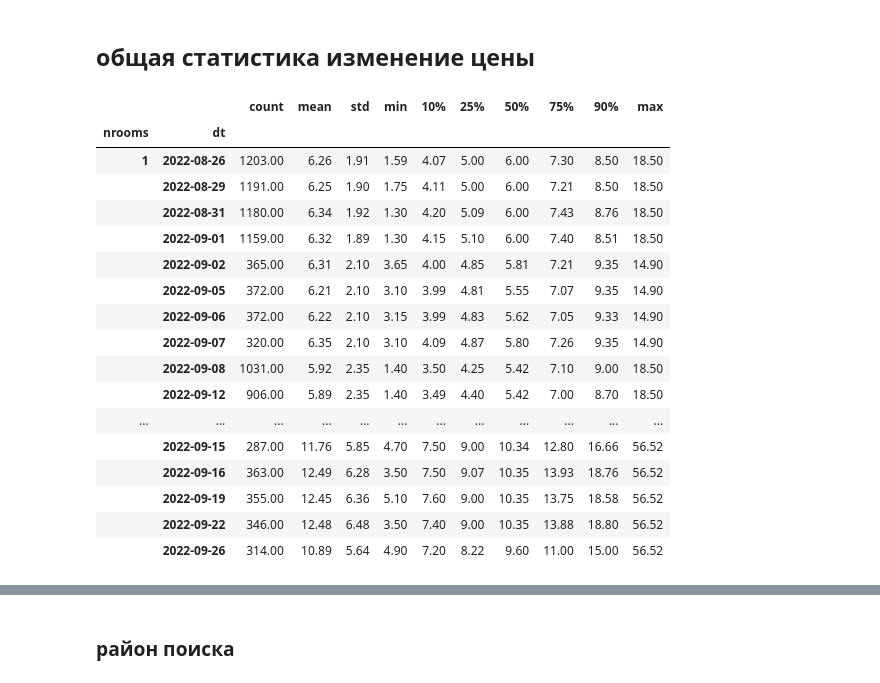
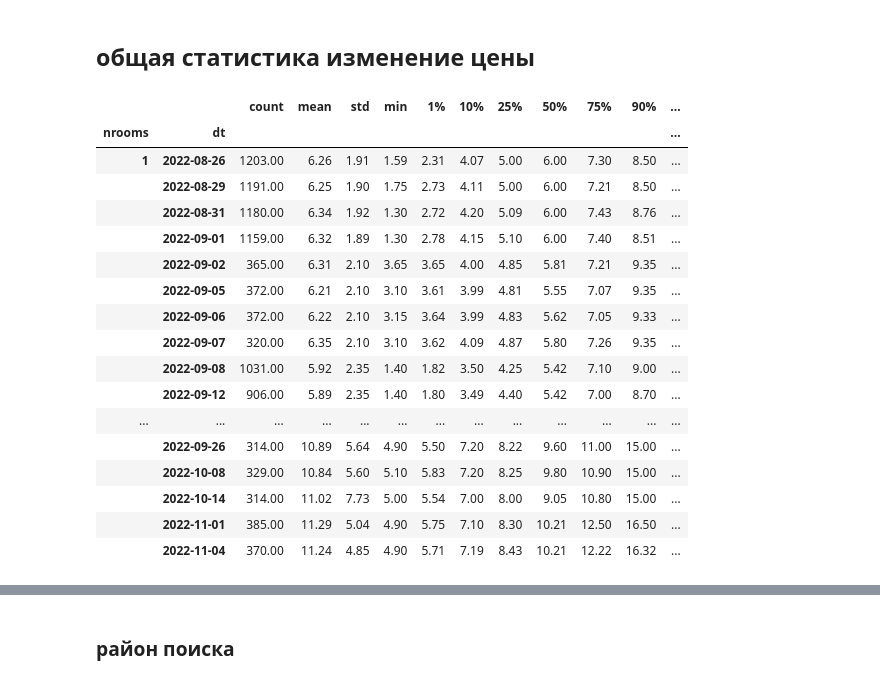
Before and after one commit to smechanoid/avito-parser, a Jupyter notebook: 07a-analysis-flat.ipynb, the cells around one changed output, grey strips where cells are left out. Saved outputs shown, nothing was run; the diff lists cells and outputs as text; code cells hidden in the pictures.

```diff
--- a/07a-analysis-flat.ipynb
+++ b/07a-analysis-flat.ipynb
@@ -128,27 +128,28 @@ gdf[['title','adr','priceM','geometry']].sample(100).explore()
 # %%
 stat = (
     gdf.query('priceM>1.')
     .groupby(['nrooms','dt'])
-    ['priceM'].describe(percentiles=[.1,.25,.5,.75,.9])
+    ['priceM']
+    .describe(percentiles=[.01,.1,.25,.5,.75,.9])
 )
 
 stat
 # %% [output]
-|  |  | count | mean | std | min | 10% | 25% | 50% | 75% | 90% | max |
-| nrooms | dt |  |  |  |  |  |  |  |  |  |  |
-| 1 | 2022-08-26 | 1203.00 | 6.26 | 1.91 | 1.59 | 4.07 | 5.00 | 6.00 | 7.30 | 8.50 | 18.50 |
-|  | 2022-08-29 | 1191.00 | 6.25 | 1.90 | 1.75 | 4.11 | 5.00 | 6.00 | 7.21 | 8.50 | 18.50 |
-|  | 2022-08-31 | 1180.00 | 6.34 | 1.92 | 1.30 | 4.20 | 5.09 | 6.00 | 7.43 | 8.76 | 18.50 |
-|  | 2022-09-01 | 1159.00 | 6.32 | 1.89 | 1.30 | 4.15 | 5.10 | 6.00 | 7.40 | 8.51 | 18.50 |
-|  | 2022-09-02 | 365.00 | 6.31 | 2.10 | 3.65 | 4.00 | 4.85 | 5.81 | 7.21 | 9.35 | 14.90 |
-|  | 2022-09-05 | 372.00 | 6.21 | 2.10 | 3.10 | 3.99 | 4.81 | 5.55 | 7.07 | 9.35 | 14.90 |
-|  | 2022-09-06 | 372.00 | 6.22 | 2.10 | 3.15 | 3.99 | 4.83 | 5.62 | 7.05 | 9.33 | 14.90 |
-|  | 2022-09-07 | 320.00 | 6.35 | 2.10 | 3.10 | 4.09 | 4.87 | 5.80 | 7.26 | 9.35 | 14.90 |
-|  | 2022-09-08 | 1031.00 | 5.92 | 2.35 | 1.40 | 3.50 | 4.25 | 5.42 | 7.10 | 9.00 | 18.50 |
-|  | 2022-09-12 | 906.00 | 5.89 | 2.35 | 1.40 | 3.49 | 4.40 | 5.42 | 7.00 | 8.70 | 18.50 |
-| ... | ... | ... | ... | ... | ... | ... | ... | ... | ... | ... | ... |
-|  | 2022-09-15 | 287.00 | 11.76 | 5.85 | 4.70 | 7.50 | 9.00 | 10.34 | 12.80 | 16.66 | 56.52 |
-|  | 2022-09-16 | 363.00 | 12.49 | 6.28 | 3.50 | 7.50 | 9.07 | 10.35 | 13.93 | 18.76 | 56.52 |
-|  | 2022-09-19 | 355.00 | 12.45 | 6.36 | 5.10 | 7.60 | 9.00 | 10.35 | 13.75 | 18.58 | 56.52 |
-|  | 2022-09-22 | 346.00 | 12.48 | 6.48 | 3.50 | 7.40 | 9.00 | 10.35 | 13.88 | 18.80 | 56.52 |
-|  | 2022-09-26 | 314.00 | 10.89 | 5.64 | 4.90 | 7.20 | 8.22 | 9.60 | 11.00 | 15.00 | 56.52 |
+|  |  | count | mean | std | min | 1% | 10% | 25% | 50% | 75% | 90% | ... |
+| nrooms | dt |  |  |  |  |  |  |  |  |  |  | ... |
+| 1 | 2022-08-26 | 1203.00 | 6.26 | 1.91 | 1.59 | 2.31 | 4.07 | 5.00 | 6.00 | 7.30 | 8.50 | ... |
+|  | 2022-08-29 | 1191.00 | 6.25 | 1.90 | 1.75 | 2.73 | 4.11 | 5.00 | 6.00 | 7.21 | 8.50 | ... |
+|  | 2022-08-31 | 1180.00 | 6.34 | 1.92 | 1.30 | 2.72 | 4.20 | 5.09 | 6.00 | 7.43 | 8.76 | ... |
+|  | 2022-09-01 | 1159.00 | 6.32 | 1.89 | 1.30 | 2.78 | 4.15 | 5.10 | 6.00 | 7.40 | 8.51 | ... |
+|  | 2022-09-02 | 365.00 | 6.31 | 2.10 | 3.65 | 3.65 | 4.00 | 4.85 | 5.81 | 7.21 | 9.35 | ... |
+|  | 2022-09-05 | 372.00 | 6.21 | 2.10 | 3.10 | 3.61 | 3.99 | 4.81 | 5.55 | 7.07 | 9.35 | ... |
+|  | 2022-09-06 | 372.00 | 6.22 | 2.10 | 3.15 | 3.64 | 3.99 | 4.83 | 5.62 | 7.05 | 9.33 | ... |
+|  | 2022-09-07 | 320.00 | 6.35 | 2.10 | 3.10 | 3.62 | 4.09 | 4.87 | 5.80 | 7.26 | 9.35 | ... |
+|  | 2022-09-08 | 1031.00 | 5.92 | 2.35 | 1.40 | 1.82 | 3.50 | 4.25 | 5.42 | 7.10 | 9.00 | ... |
+|  | 2022-09-12 | 906.00 | 5.89 | 2.35 | 1.40 | 1.80 | 3.49 | 4.40 | 5.42 | 7.00 | 8.70 | ... |
+| ... | ... | ... | ... | ... | ... | ... | ... | ... | ... | ... | ... | ... |
+|  | 2022-09-26 | 314.00 | 10.89 | 5.64 | 4.90 | 5.50 | 7.20 | 8.22 | 9.60 | 11.00 | 15.00 | ... |
+|  | 2022-10-08 | 329.00 | 10.84 | 5.60 | 5.10 | 5.83 | 7.20 | 8.25 | 9.80 | 10.90 | 15.00 | ... |
+|  | 2022-10-14 | 314.00 | 11.02 | 7.73 | 5.00 | 5.54 | 7.00 | 8.00 | 9.05 | 10.80 | 15.00 | ... |
+|  | 2022-11-01 | 385.00 | 11.29 | 5.04 | 4.90 | 5.75 | 7.10 | 8.30 | 10.21 | 12.50 | 16.50 | ... |
+|  | 2022-11-04 | 370.00 | 11.24 | 4.85 | 4.90 | 5.71 | 7.19 | 8.43 | 10.21 | 12.22 | 16.32 | ... |
```
Also changed, not shown: parts of 23 cells of this notebook, 8 other files.
